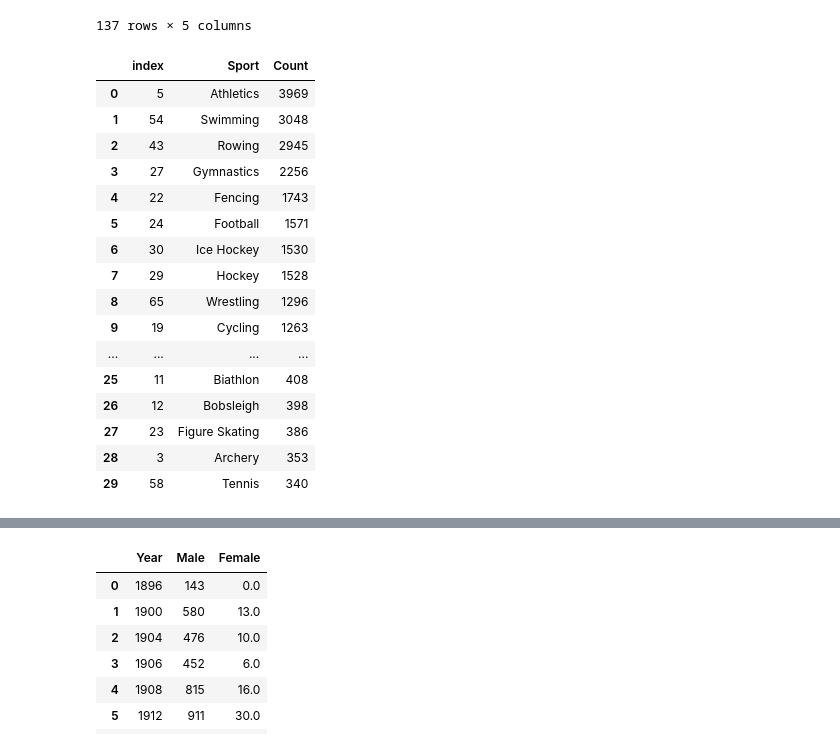
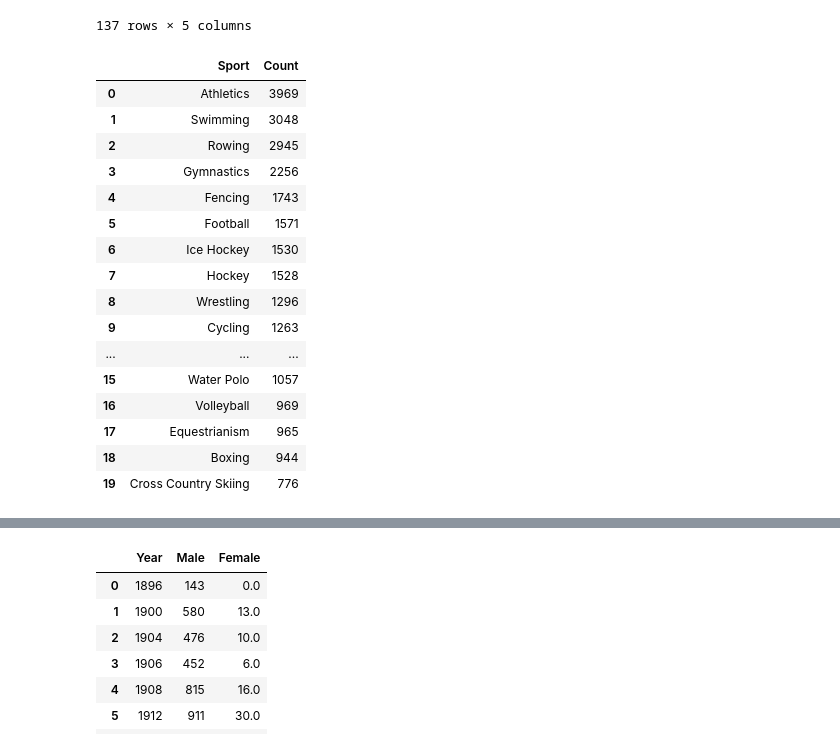
Before and after one commit to MaliheDahmardeh/Olympic-History, a Jupyter notebook: Olympic_History.ipynb, the cells around one changed output, grey strips where cells are left out. Cells and saved outputs as stored; diff of their text form; code cells hidden in the pictures.

```diff
--- a/Olympic_History.ipynb
+++ b/Olympic_History.ipynb
@@ -432,27 +432,29 @@ number_of_different_medals
 | 136 | Lebanon | 0.0 | 2.0 | 2.0 | 4.0 |
 137 rows × 5 columns
 # %%
+#we see the number of Medals/athletes in each sport that helds in Olympics
 df_sport = df.groupby('Sport')['Name'].count().reset_index(name = 'Count')
 df_sport = df_sport.sort_values('Count',ascending = False).reset_index()
-df_sport.head(30)
+df_sport.drop(columns=['index'], inplace=True)
+df_sport.head(20)
 # %% [output]
-|  | index | Sport | Count |
-| 0 | 5 | Athletics | 3969 |
-| 1 | 54 | Swimming | 3048 |
-| 2 | 43 | Rowing | 2945 |
-| 3 | 27 | Gymnastics | 2256 |
-| 4 | 22 | Fencing | 1743 |
-| 5 | 24 | Football | 1571 |
-| 6 | 30 | Ice Hockey | 1530 |
-| 7 | 29 | Hockey | 1528 |
-| 8 | 65 | Wrestling | 1296 |
-| 9 | 19 | Cycling | 1263 |
-| ... | ... | ... | ... |
-| 25 | 11 | Biathlon | 408 |
-| 26 | 12 | Bobsleigh | 398 |
-| 27 | 23 | Figure Skating | 386 |
-| 28 | 3 | Archery | 353 |
-| 29 | 58 | Tennis | 340 |
+|  | Sport | Count |
+| 0 | Athletics | 3969 |
+| 1 | Swimming | 3048 |
+| 2 | Rowing | 2945 |
+| 3 | Gymnastics | 2256 |
+| 4 | Fencing | 1743 |
+| 5 | Football | 1571 |
+| 6 | Ice Hockey | 1530 |
+| 7 | Hockey | 1528 |
+| 8 | Wrestling | 1296 |
+| 9 | Cycling | 1263 |
+| ... | ... | ... |
+| 15 | Water Polo | 1057 |
+| 16 | Volleyball | 969 |
+| 17 | Equestrianism | 965 |
+| 18 | Boxing | 944 |
+| 19 | Cross Country Skiing | 776 |
 # %%
 #number of different medals for men and women
 men_and_women_medals=df.groupby('Sex').sum()[['Gold','Silver','Bronze']].sort_values('Gold',ascending=False).reset_index()
```
Also changed, not shown: parts of 1 cell of this notebook.
